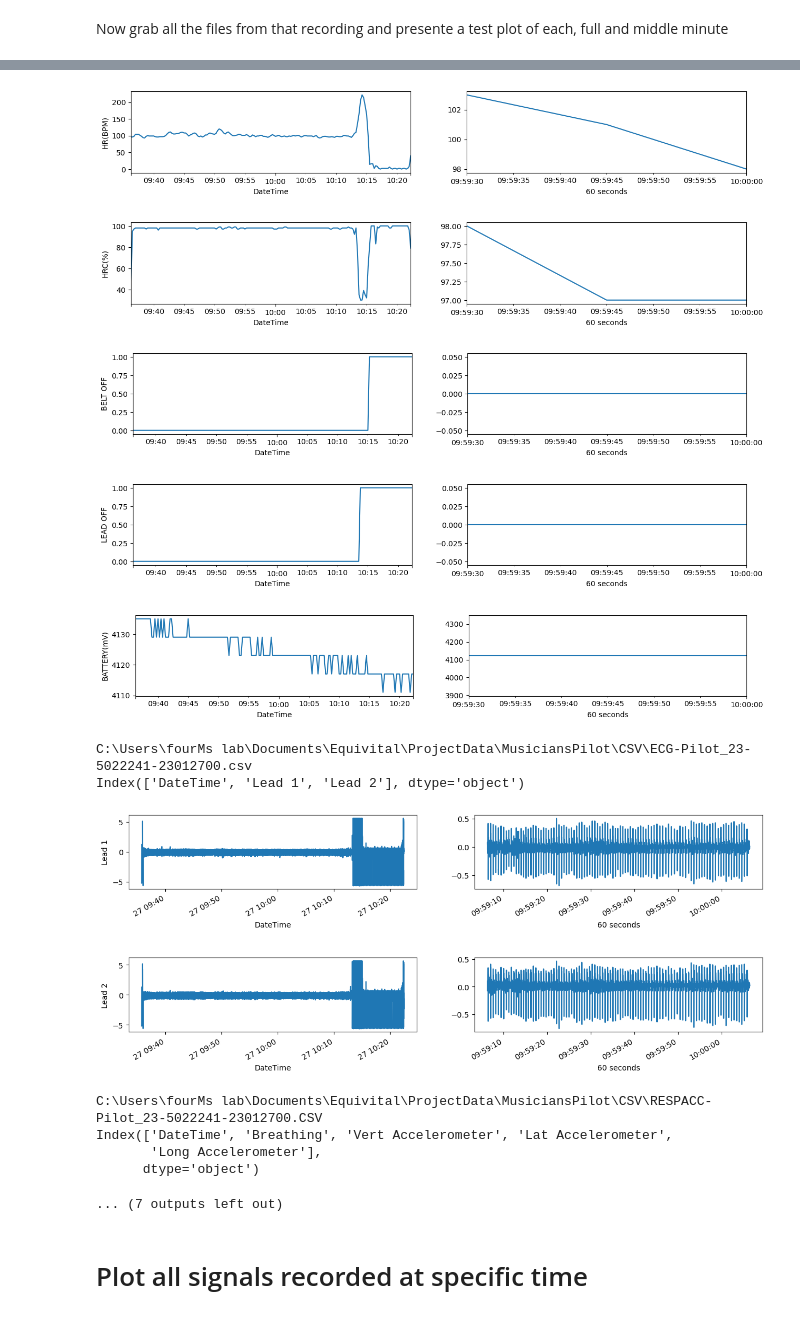
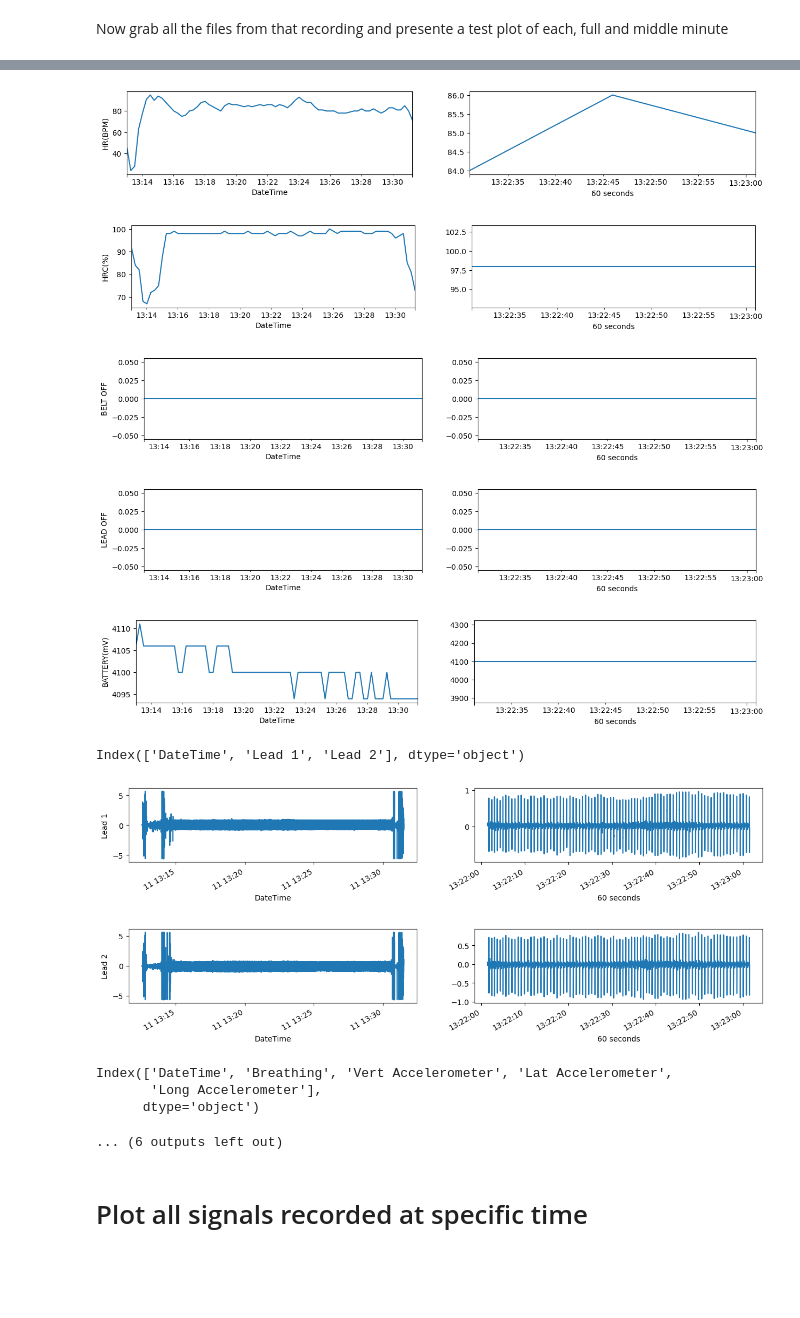
Before and after one commit to finn42/qiosk_processing, a Jupyter notebook: View_Equivital_Qiosk_Export.ipynb, the cells around one changed output, grey strips where cells are left out. Cells and saved outputs as stored; diff of their text form; code cells hidden in the pictures; blank space fills up the shorter version.

```diff
--- a/View_Equivital_Qiosk_Export.ipynb
+++ b/View_Equivital_Qiosk_Export.ipynb
@@ -32,0 +37,3 @@ from scipy.interpolate import interp1d
+# %%
+seperator = str('//')
+seperator
@@ -84,9 +117,9 @@ Number of DATA files: 12
 First preview files from a specific device (or other feild), then find the other signal files that match that Data files
 # %%
 # DATA files from one device, by the more reliable device ID numbr
-devN = 3420415
-#s_files=df_datafiles.loc[df_datafiles['ID'] == devN,:]
-s_files=df_datafiles.loc[df_datafiles['Date'] == 230127,:]
+devN = 5022126
+s_files=df_datafiles.loc[df_datafiles['ID'] == devN,:]
+#s_files=df_datafiles.loc[df_datafiles['Date'] == 230127,:]
 
 # t = pd.to_datetime('2023-01-27 10:30:00.00+0000')# V['DateTime'].iloc[int(len(V)/2)]
 # s_files=s_files.loc[s_files['RecStart']< t,:]
@@ -109,5 +136,5 @@ s_files
 # %%
-fileN = 11
+fileN = 20
 eq_file_loc = s_files.loc[fileN,'FullLoc']
 print(s_files.loc[fileN,:])
 # %% [output]
@@ -150,9 +177,8 @@ V.iloc[:5]
 # %% [markdown]
 Now grab all the files from that recording and presente a test plot of each, full and middle minute
 # %%
-matched = qex.matched_files(s_files.loc[fileN,'FullLoc'],path) # outputs locations of csv
+matched = qex.matched_files(s_files.loc[fileN,'FullLoc'],path,seperator) # outputs locations of csv
 for eq_file_loc in matched:
-    print(eq_file_loc)
     if not eq_file_loc.lower().endswith('.sem'):
         V = pd.read_csv(eq_file_loc,skipinitialspace=True)
         print(V.columns)
@@ -168,17 +206,15 @@ Index(['DateTime', 'SENSOR ID', 'SUBJECT ID', 'SUBJECT AGE', 'HR(BPM)',
-[figure, old version]
+[figure, new version]
-[figure, old version]
+[figure, new version]
-[figure, old version]
+[figure, new version]
-[figure, old version]
+[figure, new version]
-[figure, old version]
+[figure, new version]
-C:\Users\fourMs lab\Documents\Equivital\ProjectData\MusiciansPilot\CSV\ECG-Pilot_23-5022241-23012700.csv
 Index(['DateTime', 'Lead 1', 'Lead 2'], dtype='object')
-[figure, old version]
+[figure, new version]
-[figure, old version]
+[figure, new version]
-C:\Users\fourMs lab\Documents\Equivital\ProjectData\MusiciansPilot\CSV\RESPACC-Pilot_23-5022241-23012700.CSV
 Index(['DateTime', 'Breathing', 'Vert Accelerometer', 'Lat Accelerometer',
        'Long Accelerometer'],
       dtype='object')
-... (7 outputs left out)
+... (6 outputs left out)
 # %% [markdown]
 # Plot all signals recorded at specific time
 # %%
```
Also changed, not shown: parts of 10 cells of this notebook, 1 other file.
